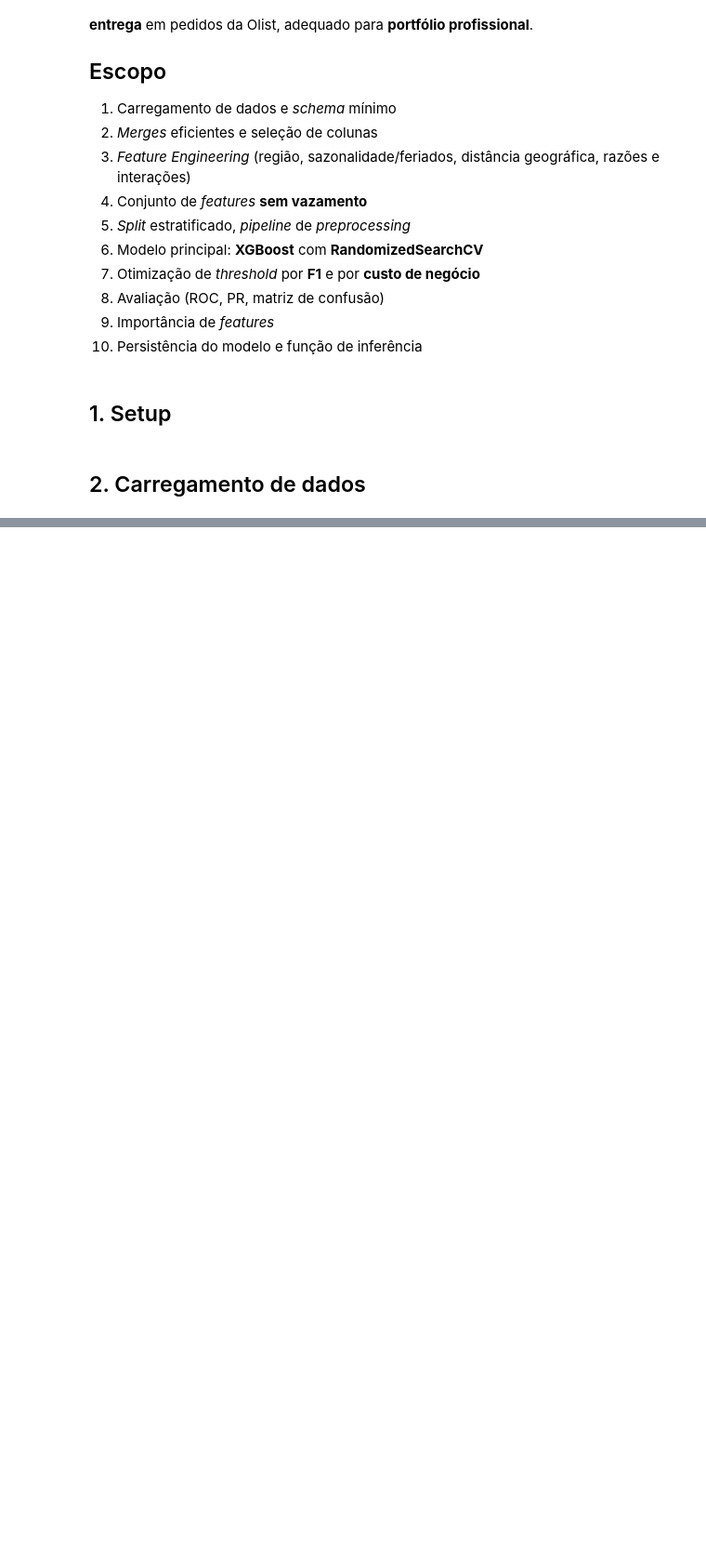
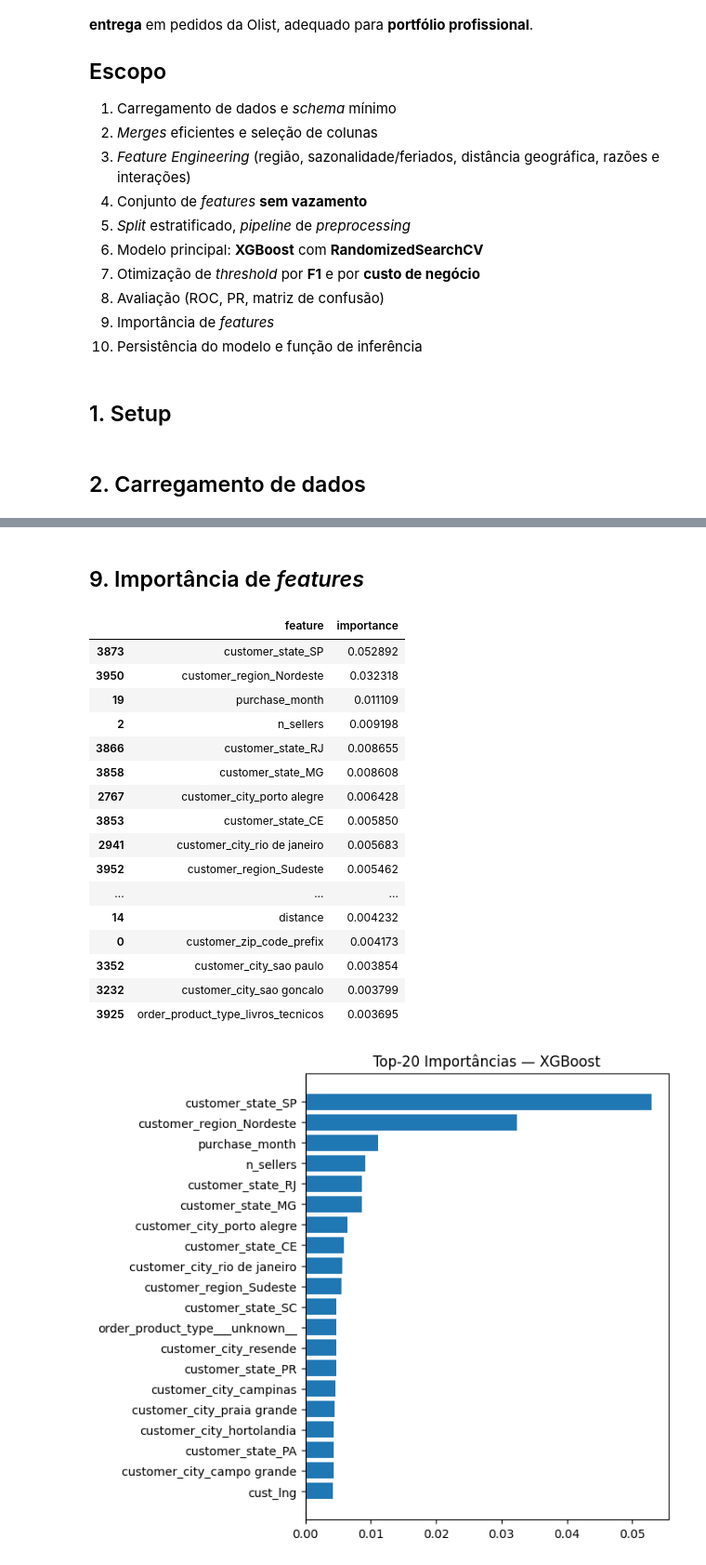
Before and after one commit to olavodd42/delay_forecast_olist, a Jupyter notebook: olist_delay.ipynb, the cells around one changed output, grey strips where cells are left out. Shown at 93% size. Cells and saved outputs as stored; diff of their text form; code cells hidden in the pictures; blank space fills up the shorter version.

```diff
--- a/olist_delay.ipynb
+++ b/olist_delay.ipynb
@@ -1491,16 +51,0 @@ Index(['customer_state', 'n_items', 'n_sellers', 'price_sum', 'freight_sum',
-# %%
-num_cols = ['n_items','n_sellers','price_sum','freight_sum',
-            'n_seller_states', 'processing_time','distance',
-            'purchase_month', 'purchase_weekday', 'freight_ratio',
-            'items_per_seller']
-
-cat_cols = [c for c in X.columns if c not in num_cols]
-
-for c in num_cols:
-    X[c] = pd.to_numeric(X[c], errors='coerce')
-
-# Para CatBoost: transformar NaN -> "__MISSING__" e garantir string
-for c in cat_cols:
-    # usar dtype 'string' (pandas) evita pd.NA no Pool
-    X[c] = X[c].astype('string').fillna('__MISSING__')
-display(X.dtypes)
@@ -1879,9 +51,0 @@ Timestamp('2016-09-15 12:16:38')
-# %%
-import holidays
-# df_model['is_holiday'] = df_model['order_delivered_customer_date']
-# Criar calendário de feriados brasileiros
-feriados_br = holidays.country_holidays('Brazil', years=(2016, 2018))
-
-data = pd.to_datetime("2017-09-07")
-print(data in feriados_br)       # True
-print(feriados_br.get(data))     # "Independência do Brasil"
@@ -2100,0 +541,40 @@ plt.xlabel('Recall'); plt.ylabel('Precision'); plt.title('Precision-Recall - XGB
+# %% [markdown]
+## 9. Importância de *features*
+# %%
+
+# Nomes pós-transformação (para árvores com OneHot)
+try:
+    feat_names = best_xgb.named_steps['pre'].get_feature_names_out()
+    importances = best_xgb.named_steps['model'].feature_importances_
+    fi = pd.DataFrame({'feature': feat_names, 'importance': importances}).sort_values('importance', ascending=False)
+    display(fi.head(25))
+
+    # Plot simples
+    topk = fi.head(20)
+    plt.figure(figsize=(7,6))
+    plt.barh(range(len(topk)), topk['importance'].values[::-1])
+    plt.yticks(range(len(topk)), topk['feature'].values[::-1])
+    plt.title("Top-20 Importâncias — XGBoost")
+    plt.tight_layout()
+    plt.show()
+except Exception as e:
+    print("Não foi possível extrair importâncias:", e)
+# %% [output]
+|  | feature | importance |
+| 3873 | customer_state_SP | 0.052892 |
+| 3950 | customer_region_Nordeste | 0.032318 |
+| 19 | purchase_month | 0.011109 |
+| 2 | n_sellers | 0.009198 |
+| 3866 | customer_state_RJ | 0.008655 |
+| 3858 | customer_state_MG | 0.008608 |
+| 2767 | customer_city_porto alegre | 0.006428 |
+| 3853 | customer_state_CE | 0.005850 |
+| 2941 | customer_city_rio de janeiro | 0.005683 |
+| 3952 | customer_region_Sudeste | 0.005462 |
+| ... | ... | ... |
+| 14 | distance | 0.004232 |
+| 0 | customer_zip_code_prefix | 0.004173 |
+| 3352 | customer_city_sao paulo | 0.003854 |
+| 3232 | customer_city_sao goncalo | 0.003799 |
+| 3925 | order_product_type_livros_tecnicos | 0.003695 |
+[figure, added]
```
Also changed, not shown: parts of 138 cells of this notebook, 2 other files.
